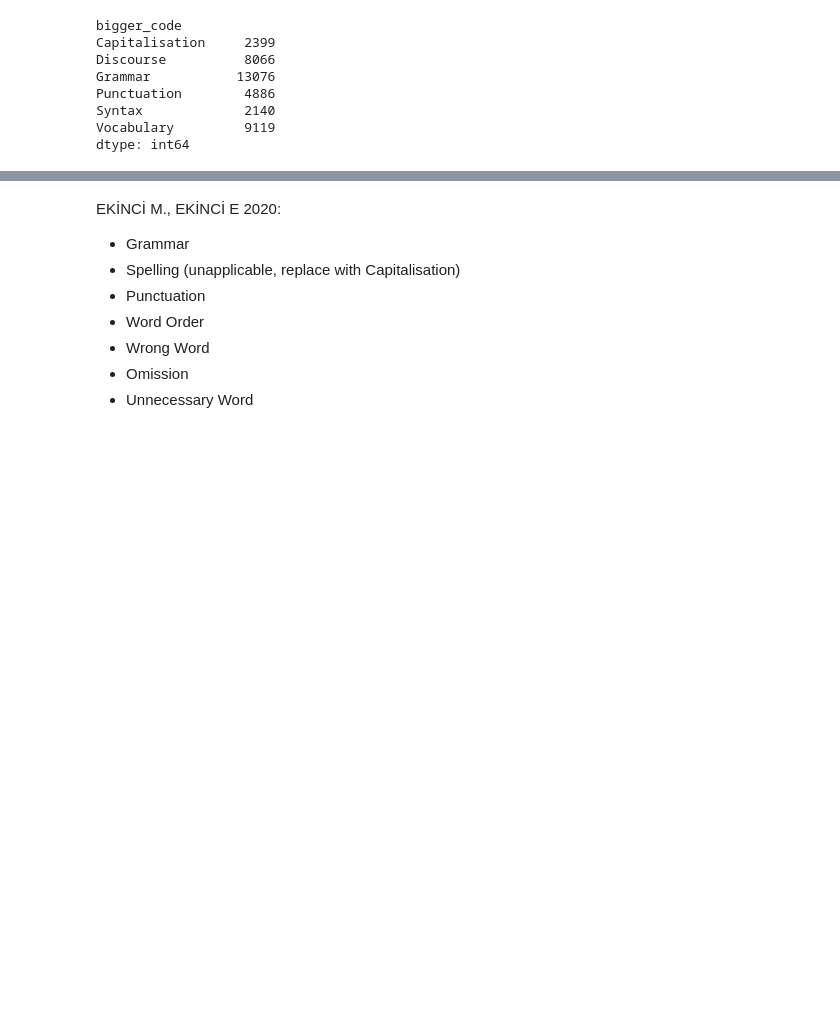
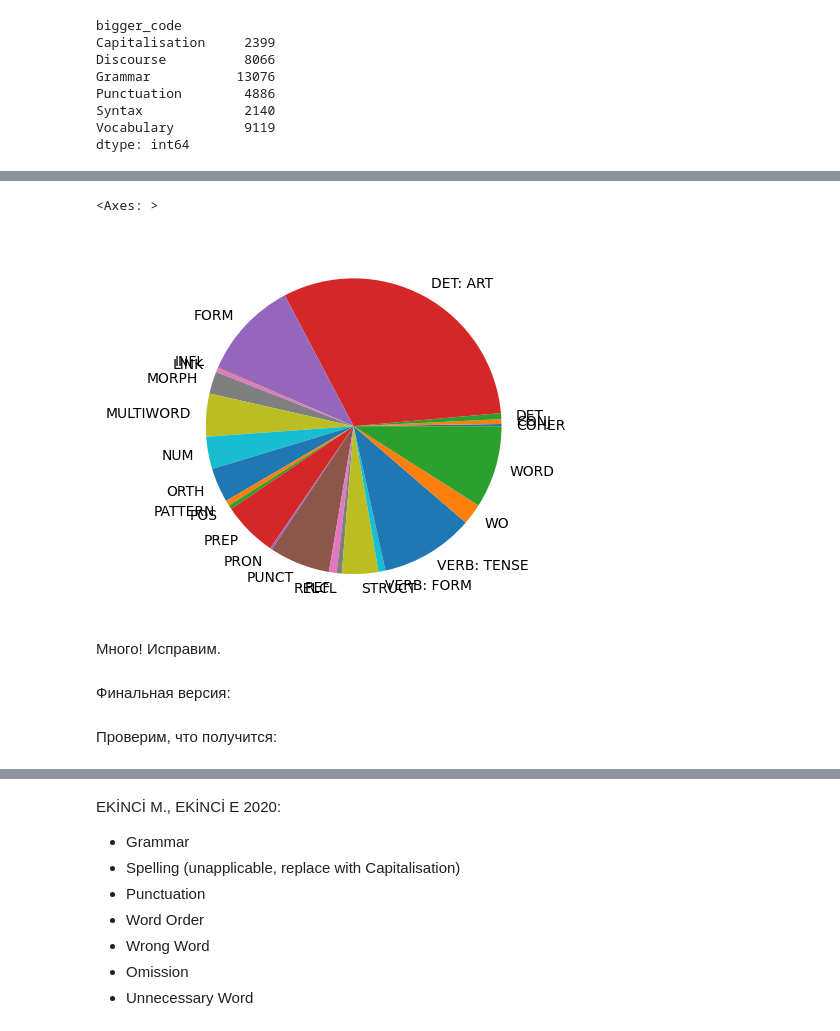
Before and after one commit to harlamovads/GD_correction_diploma, a Jupyter notebook: data_preparation/error_grouping.ipynb, the cells around one changed output, grey strips where cells are left out. Saved outputs shown, nothing was run; the diff lists cells and outputs as text; code cells hidden in the pictures; blank space fills up the shorter version.

```diff
--- a/data_preparation/error_grouping.ipynb
+++ b/data_preparation/error_grouping.ipynb
@@ -310,0 +424,9 @@ dtype: int64
+# %%
+mistakes_labelling.groupby('second_level_tag').size().plot(kind='pie')
+# %% [output]
+<Axes: >
+[figure, added]
+# %% [markdown]
+Много! Исправим.
+# %% [markdown]
+Финальная версия:
@@ -310,0 +466,2 @@ dtype: int64
+# %% [markdown]
+Проверим, что получится:
```
Also changed, not shown: parts of 21 cells of this notebook, 1 other file.
